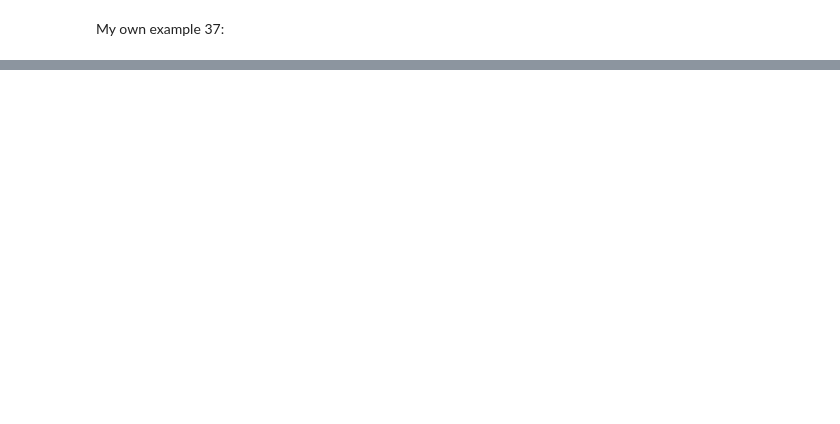
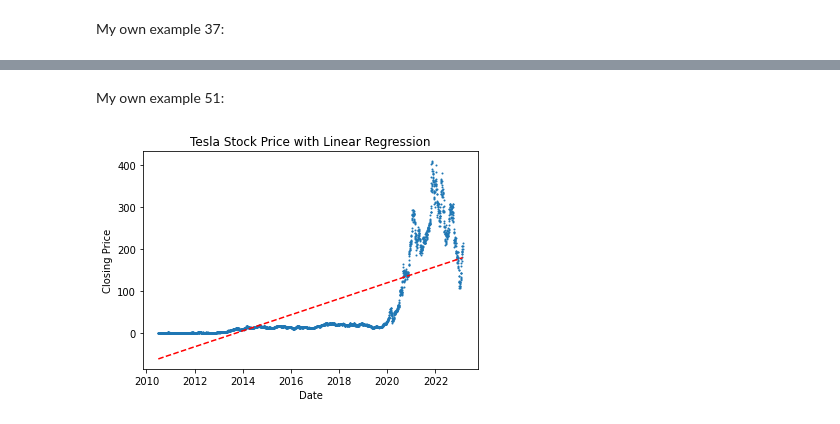
Before and after one commit to JuanLara18/AlgorithmsUN2023I, a Jupyter notebook: Lab 1/jlara_Lab1.ipynb, the cells around one changed output, grey strips where cells are left out. Cells and saved outputs as stored; diff of their text form; code cells hidden in the pictures; blank space fills up the shorter version.

```diff
--- a/Lab 1/jlara_Lab1.ipynb
+++ b/Lab 1/jlara_Lab1.ipynb
@@ -324,0 +601,17 @@ My own example 37:
+# %% [markdown]
+My own example 51:
+# %%
+tesla = yf.Ticker("TSLA")
+tesla_df = tesla.history(period="max")
+
+# Linear regression
+coefficients = np.polyfit(np.arange(len(tesla_df)), tesla_df["Close"], 1)
+p = np.poly1d(coefficients)
+plt.plot(tesla_df.index, tesla_df["Close"], 'o', markersize=1)
+plt.plot(tesla_df.index, p(np.arange(len(tesla_df))), "r--")
+plt.xlabel("Date")
+plt.ylabel("Closing Price")
+plt.title("Tesla Stock Price with Linear Regression")
+plt.show()
+# %% [output]
+[figure, added]
```
Also changed, not shown: parts of 49 cells of this notebook.
